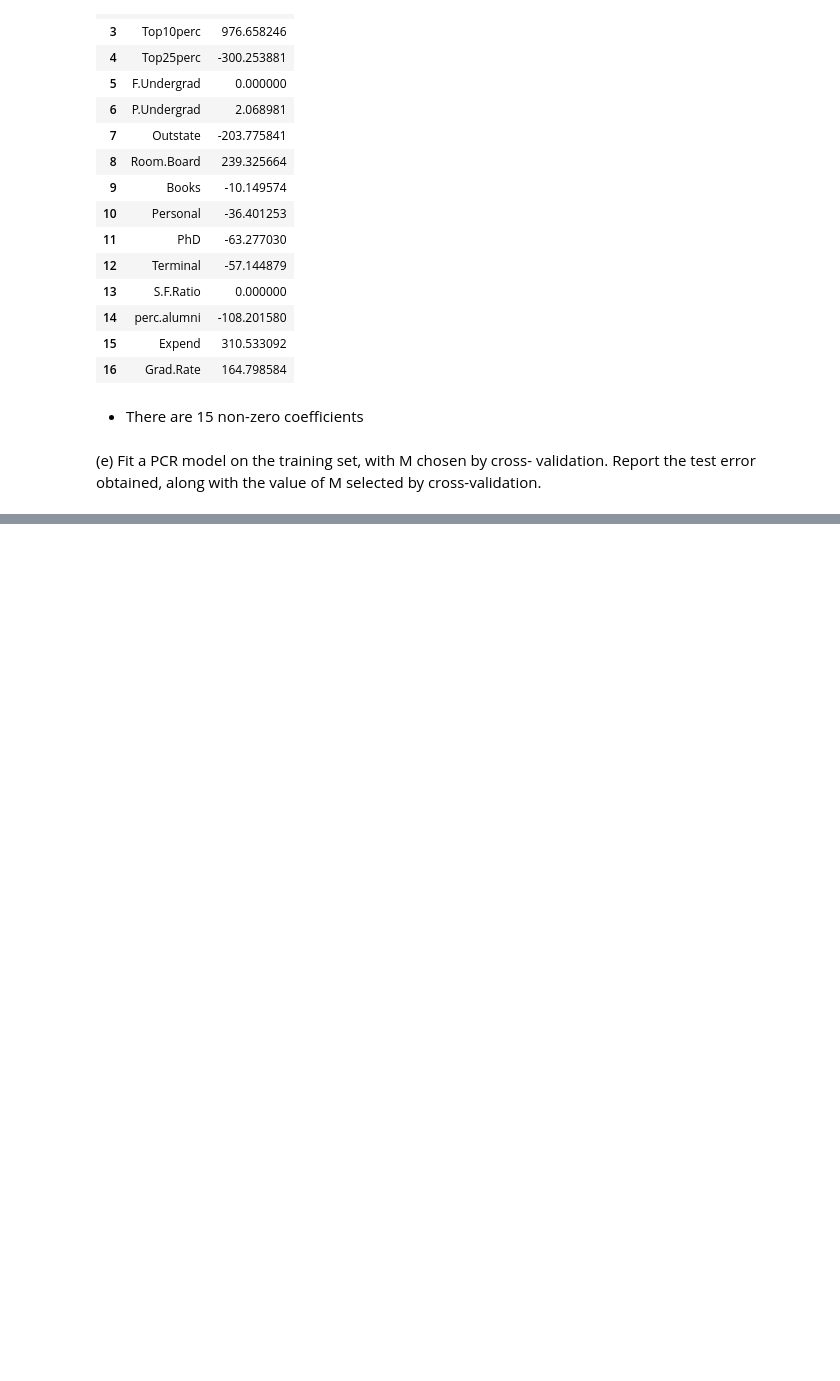
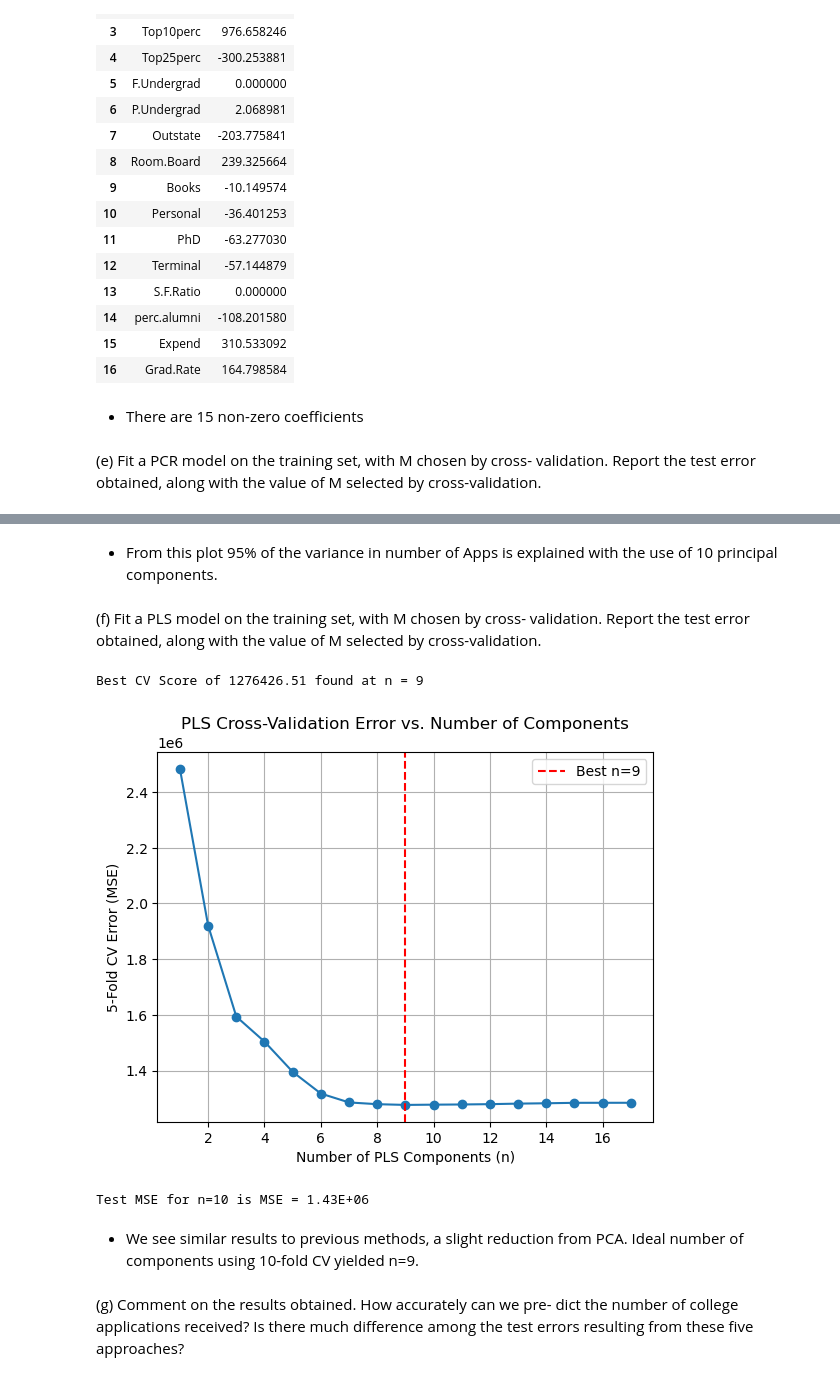
Before and after one commit to reggiebain/islp-solutions, a Jupyter notebook: Ch6-Applied.ipynb, the cells around one changed output, grey strips where cells are left out. Saved outputs shown, nothing was run; the diff lists cells and outputs as text; code cells hidden in the pictures; blank space fills up the shorter version.

```diff
--- a/Ch6-Applied.ipynb
+++ b/Ch6-Applied.ipynb
@@ -569,0 +632,54 @@ coef_df
+# %% [markdown]
+- From this plot 95% of the variance in number of Apps is explained with the use of 10 principal components.
+# %% [markdown]
+(f) Fit a PLS model on the training set, with M chosen by cross- validation. Report the test error obtained, along with the value of M selected by cross-validation.
+# %%
+# Same process but with PLS instead of PCA
+from sklearn.cross_decomposition import PLSRegression
+
+cv_scores = [] # Track Cross val scores
+max_components = X_train.shape[1]
+# Loop over m values of the number of components, go from 1 to same number as features
+for m in range(1, max_components+1):
+    pipeline = Pipeline([
+        ('scale', StandardScaler()),
+        ('pcl', PLSRegression(n_components=m)),
+    ])
+    # Calculate cross val score (you don't need to fit pipeline firwst) and take mean of k folds
+    mse = cross_val_score(pipeline, X_train, y_train,
+                         scoring='neg_mean_squared_error', cv=10).mean()
+    cv_scores.append(-mse)
+
+# Get and print best cv score
+best_cv_score_comps = np.argmin(cv_scores) + 1 # Add one since 0th element is 1 comp
+best_cv_score = np.min(cv_scores)
+print(f"Best CV Score of {best_cv_score:.2f} found at n = {best_cv_score_comps}")
+
+# Plot the results with CV scores
+plt.plot(range(1,max_components+1), cv_scores, marker="o")
+plt.axvline(best_cv_score_comps, color='red', linestyle='--', label=f'Best n={best_cv_score_comps}')
+plt.xlabel('Number of PLS Components (n)')
+plt.ylabel('5-Fold CV Error (MSE)')
+plt.title('PLS Cross-Validation Error vs. Number of Components')
+plt.grid(True)
+plt.legend()
+plt.show()
+# %% [output]
+Best CV Score of 1276426.51 found at n = 9
+[figure, added]
+# %%
+# Get final test error using best number of components
+pipeline = Pipeline([
+    ('scale', StandardScaler()),
+    ('pca', PLSRegression(n_components=best_cv_score_comps)),
+])
+pipeline.fit(X_train,y_train)
+y_pred = pipeline.predict(X_test)
+test_mse = mean_squared_error(y_test, y_pred)
+print(f"Test MSE for n={best_cv_score_comps} is MSE = {test_mse:.2E}")
+# %% [output]
+Test MSE for n=10 is MSE = 1.43E+06
+# %% [markdown]
+- We see similar results to previous methods, a slight reduction from PCA. Ideal number of components using 10-fold CV yielded n=9.
+# %% [markdown]
+(g) Comment on the results obtained. How accurately can we pre- dict the number of college applications received? Is there much difference among the test errors resulting from these five approaches?
```
Also changed, not shown: parts of 31 cells of this notebook.
